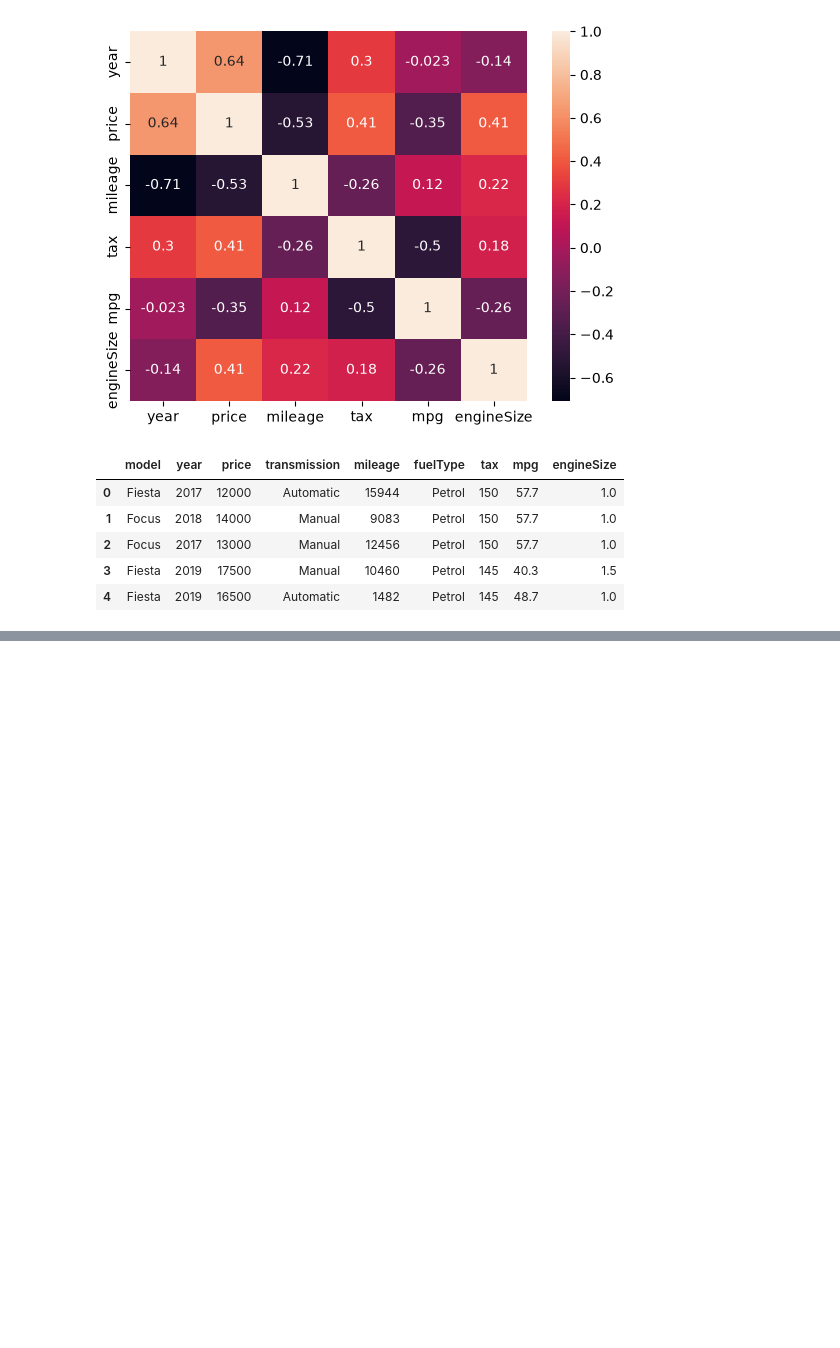
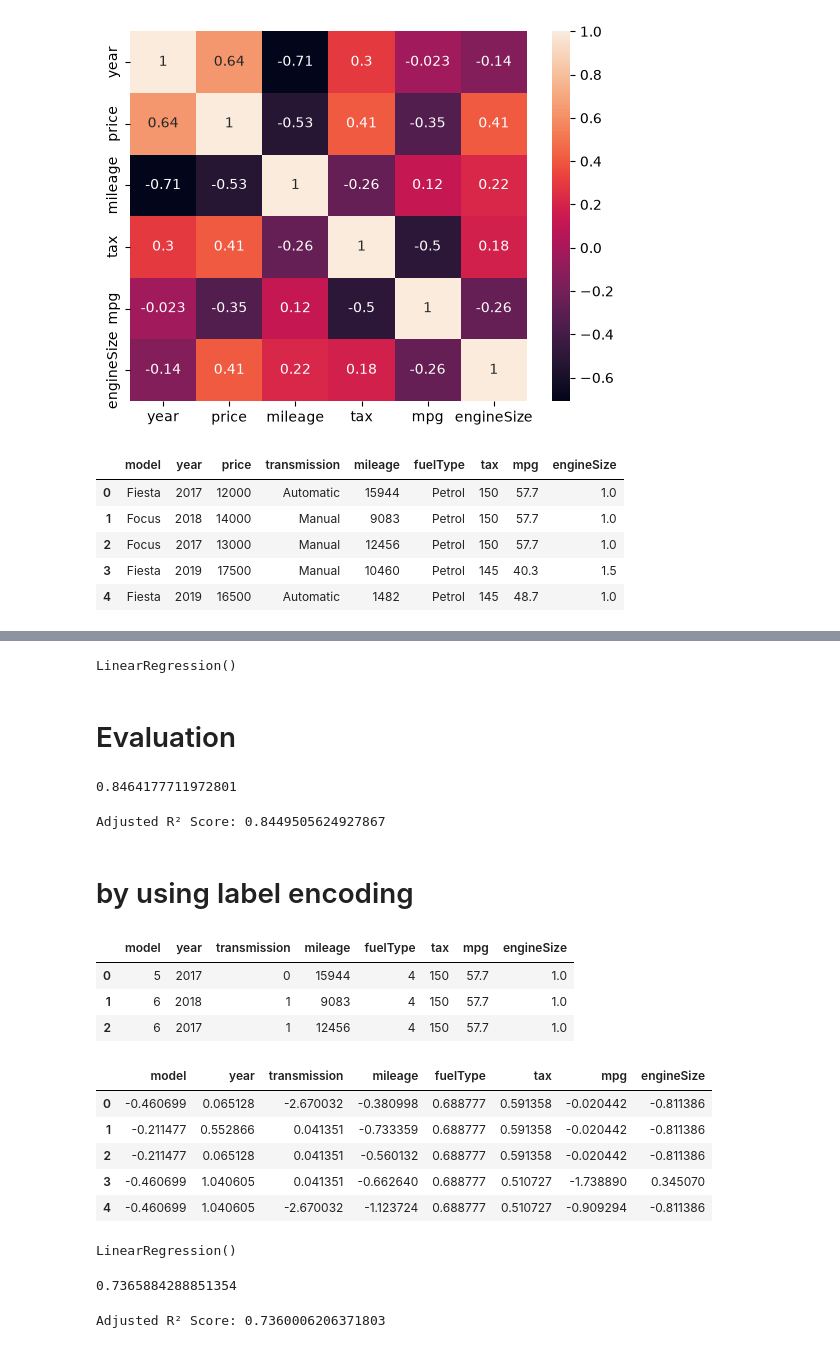
Before and after one commit to vibhanimbalkar97-star/python_journey, a Jupyter notebook: ML/02.SupervisedLearning/1.Regression/Linear_Regression/ford.ipynb, the cells around one changed output, grey strips where cells are left out. Drawn from its saved outputs; the diff is of its cells as text; code cells hidden in the pictures; blank space fills up the shorter version.

Commit message:
Linear regression project done

```diff
--- a/ML/02.SupervisedLearning/1.Regression/Linear_Regression/ford.ipynb
+++ b/ML/02.SupervisedLearning/1.Regression/Linear_Regression/ford.ipynb
@@ -178,0 +192,3 @@ df.head()
+# %%
+X = df.drop('price',axis = 1)
+y = df['price']
@@ -178,0 +240,5 @@ df.head()
+# %%
+model1 = LinearRegression()
+model1.fit(X_train, y_train)
+# %% [output]
+LinearRegression()
@@ -178,0 +247,16 @@ df.head()
+# %% [markdown]
+# Evaluation
+# %%
+r2 = r2_score(y_test, y_pred)
+r2
+# %% [output]
+0.8464177711972801
+# %%
+n = X_test.shape[0]
+p = X_test.shape[1]
+adjusted_r2 = 1-((1 - r2) * (n - 1)) / (n - p - 1)
+print("Adjusted R² Score:", adjusted_r2)
+# %% [output]
+Adjusted R² Score: 0.8449505624927867
+# %% [markdown]
+# by using label encoding
@@ -178,0 +265,18 @@ df.head()
+# %%
+x_label_encode = X.copy()
+
+columns = ['model', 'transmission', 'fuelType']
+
+label_encoders = {}
+
+for col in columns:
+    le = LabelEncoder()
+    x_label_encode[col] =  le.fit_transform(x_label_encode[col].astype(str)) # Convert to string in case of nulls
+    label_encoders[col] = le
+# %%
+x_label_encode.head(3)
+# %% [output]
+|  | model | year | transmission | mileage | fuelType | tax | mpg | engineSize |
+| 0 | 5 | 2017 | 0 | 15944 | 4 | 150 | 57.7 | 1.0 |
+| 1 | 6 | 2018 | 1 | 9083 | 4 | 150 | 57.7 | 1.0 |
+| 2 | 6 | 2017 | 1 | 12456 | 4 | 150 | 57.7 | 1.0 |
@@ -178,0 +287,9 @@ df.head()
+# %%
+x_label_encode.head()
+# %% [output]
+|  | model | year | transmission | mileage | fuelType | tax | mpg | engineSize |
+| 0 | -0.460699 | 0.065128 | -2.670032 | -0.380998 | 0.688777 | 0.591358 | -0.020442 | -0.811386 |
+| 1 | -0.211477 | 0.552866 | 0.041351 | -0.733359 | 0.688777 | 0.591358 | -0.020442 | -0.811386 |
+| 2 | -0.211477 | 0.065128 | 0.041351 | -0.560132 | 0.688777 | 0.591358 | -0.020442 | -0.811386 |
+| 3 | -0.460699 | 1.040605 | 0.041351 | -0.662640 | 0.688777 | 0.510727 | -1.738890 | 0.345070 |
+| 4 | -0.460699 | 1.040605 | -2.670032 | -1.123724 | 0.688777 | 0.510727 | -0.909294 | -0.811386 |
@@ -178,0 +298,5 @@ df.head()
+# %%
+model2 = LinearRegression()
+model2.fit(X_train, y_train)
+# %% [output]
+LinearRegression()
@@ -178,0 +305,12 @@ df.head()
+# %%
+r2 = r2_score(y_test, y_pred)
+r2
+# %% [output]
+0.7365884288851354
+# %%
+n = X_test.shape[0]
+p = X_test.shape[1]
+adjusted_r2 = 1 - ((1 - r2) * (n - 1)) / (n - p - 1)
+print("Adjusted R² Score:", adjusted_r2)
+# %% [output]
+Adjusted R² Score: 0.7360006206371803
```
Also changed, not shown: parts of 17 cells of this notebook.
